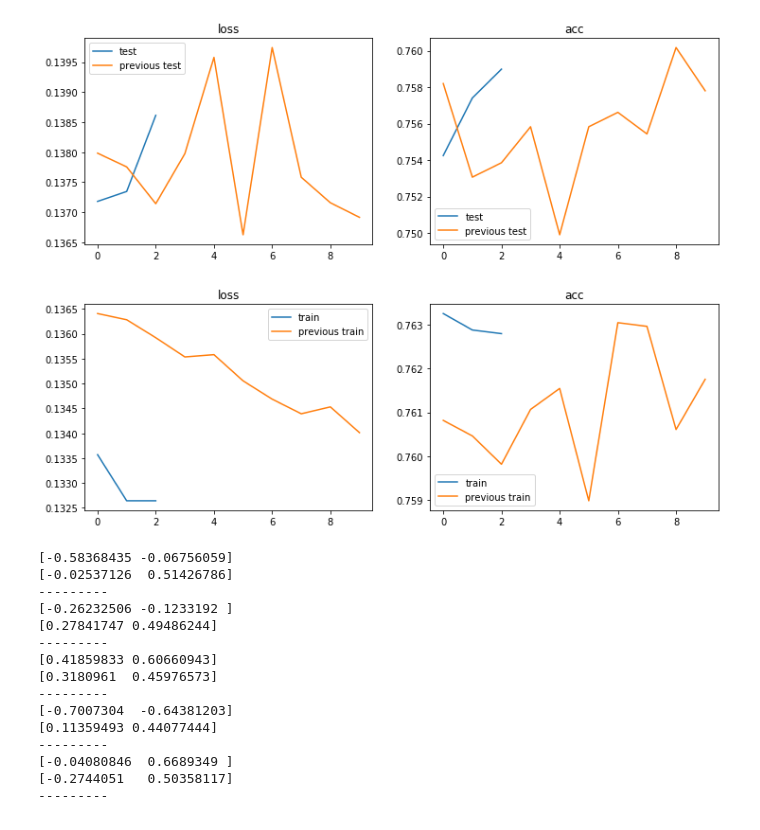
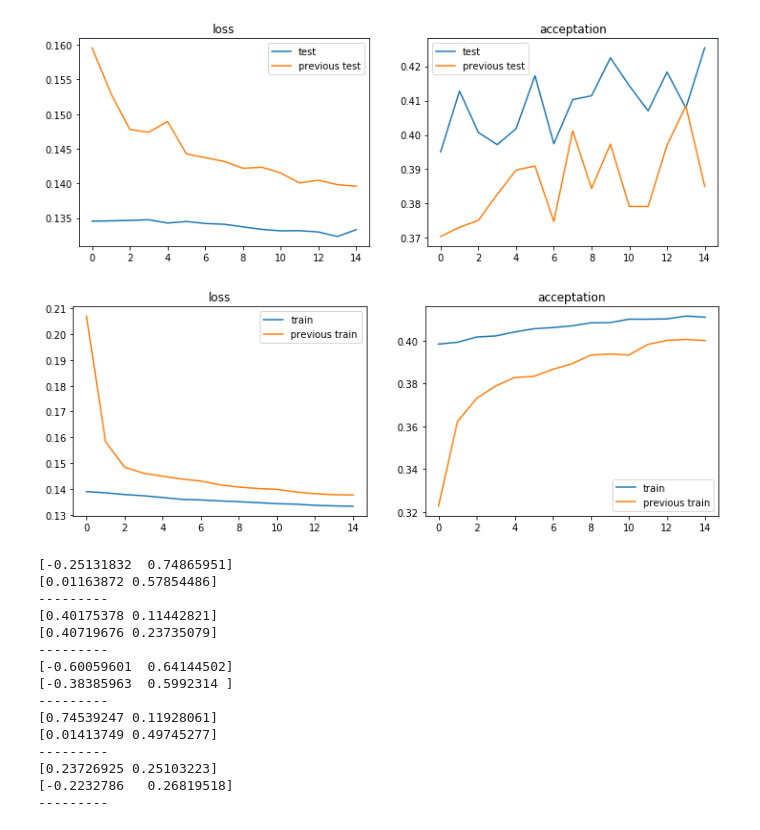
Before and after one commit to glutamatt/autopilot, a Jupyter notebook: machine-learning/first_try.ipynb, the cells around one changed output. Cells and saved outputs as stored; diff of their text form; code cells hidden in the pictures.

Commit message:
More data and leaky relu, with accuracy as acceptation

```diff
--- a/machine-learning/first_try.ipynb
+++ b/machine-learning/first_try.ipynb
@@ -106,12 +95,14 @@ cars = Reshape(
     name='cars_input_reshape'
 )(cars)
 
+reluActivation = LeakyReLU(name='leaky_relu')
+
 selfcar = BatchNormalization()(selfcar)
-selfcar = Dense(4, activation='relu', name='dense_selfcar_1')(selfcar)
+selfcar = Dense(4, activation=reluActivation, name='dense_selfcar_1')(selfcar)
 selfcar = BatchNormalization()(selfcar)
-selfcar = Dense(8, activation='relu', name='dense_selfcar_2')(selfcar)
+selfcar = Dense(8, activation=reluActivation, name='dense_selfcar_2')(selfcar)
 selfcar = BatchNormalization()(selfcar)
-selfcar = Dense(8, activation='relu', name='dense_selfcar_3')(selfcar)
+selfcar = Dense(8, activation=reluActivation, name='dense_selfcar_3')(selfcar)
 
 blocks = Conv2D(8, (4, 4), padding='same', name='conv_blocks_0')(blocks)
 blocks = BatchNormalization()(blocks)
@@ -127,15 +118,15 @@ blocks = MaxPooling2D((2, 2), name='max_blocks_3')(blocks)
 blocks = Conv2D(128, (1, 1), name='conv_blocks_4')(blocks)
 blocks = BatchNormalization()(blocks)
 blocks = Flatten(name='flatten_blocks')(blocks)
-blocks = Dense(32, activation='relu', name='dense_blocks_1')(Concatenate()([blocks, selfcar]))
+blocks = Dense(32, activation=reluActivation, name='dense_blocks_1')(Concatenate()([blocks, selfcar]))
 blocks = BatchNormalization()(blocks)
-blocks = Dense(16, activation='relu', name='dense_blocks_2')(blocks)
+blocks = Dense(16, activation=reluActivation, name='dense_blocks_2')(blocks)
 blocks = BatchNormalization()(blocks)
-blocks = Dense(8, activation='relu', name='dense_blocks_3')(blocks)
+blocks = Dense(8, activation=reluActivation, name='dense_blocks_3')(blocks)
 blocks = BatchNormalization()(blocks)
-blocks = Dense(4, activation='relu', name='dense_blocks_4')(blocks)
+blocks = Dense(4, activation=reluActivation, name='dense_blocks_4')(blocks)
 blocks = BatchNormalization()(blocks)
-blocks = Dense(2, activation='relu', name='dense_blocks_5')(blocks)
+blocks = Dense(2, activation=reluActivation, name='dense_blocks_5')(blocks)
 
 cars = Conv2D(8, (2, 2), padding='same', name='conv_cars_0')(cars)
 cars = BatchNormalization()(cars)
@@ -149,22 +140,25 @@ cars = Conv2D(64, (1, 1), name='conv_cars_3')(cars)
 cars = BatchNormalization()(cars)
 cars = MaxPooling2D((2, 2), name='max_cars_3')(cars)
 cars = Flatten(name='flatten_cars')(cars)
-cars = Dense(8, activation='relu', name='dense_cars_1')(Concatenate()([cars, selfcar]))
+cars = Dense(8, activation=reluActivation, name='dense_cars_1')(Concatenate()([cars, selfcar]))
 cars = BatchNormalization()(cars)
-cars = Dense(4, activation='relu', name='dense_cars_2')(cars)
+cars = Dense(4, activation=reluActivation, name='dense_cars_2')(cars)
 cars = BatchNormalization()(cars)
-cars = Dense(2, activation='relu', name='dense_cars_3')(cars)
+cars = Dense(2, activation=reluActivation, name='dense_cars_3')(cars)
 
 all_features = Concatenate(name='all_features')([blocks, cars, selfcar])
 all_features = BatchNormalization()(all_features)
-all_features = Dense(8, activation='relu')(all_features)
+all_features = Dense(8, activation=reluActivation)(all_features)
 all_features = BatchNormalization()(all_features)
-all_features = Dense(4, activation='relu')(all_features)
+all_features = Dense(4, activation=reluActivation)(all_features)
 all_features = BatchNormalization()(all_features)
 driving = Dense(2, activation='tanh')(all_features)
 # %%
+def acceptation(y_true, y_pred):
+    return K.mean(K.abs(y_pred - y_true) < .2, axis=-1)
+
 model = Model(inputs=raw_input, outputs=driving, name='first_try')
-model.compile(optimizer=Adam(), loss='mean_squared_error', metrics=['accuracy'])
+model.compile(optimizer=Adam(), loss='mean_squared_error', metrics=[acceptation])
 model.summary()
 # %% [output]
 __________________________________________________________________________________________________
@@ -185,5 +179,5 @@ Trainable params: 24,672
 Non-trainable params: 958
 __________________________________________________________________________________________________
 # %%
-history = model.fit(X_train, Y_train, epochs=3, batch_size=64, validation_data=(X_test, Y_test))
+history = model.fit(X_train, Y_train, epochs=15, batch_size=64, validation_data=(X_test, Y_test))
 # %% [output]
@@ -197,21 +201,21 @@ Epoch 3/3
 # %%
 pyplot.figure(figsize=(12,4))
 
 pyplot.subplot(1, 2, 1)
 pyplot.title('loss')
 pyplot.plot(history.history['val_loss'], label='test')
 pyplot.plot(previous_history.history['val_loss'], label='previous test')
 pyplot.legend()
 
 pyplot.subplot(1, 2, 2)
-pyplot.title('acc')
-pyplot.plot(history.history['val_acc'], label='test')
-pyplot.plot(previous_history.history['val_acc'], label='previous test')
+pyplot.title('acceptation')
+pyplot.plot(history.history['val_acceptation'], label='test')
+pyplot.plot(previous_history.history['val_acceptation'], label='previous test')
 pyplot.legend()
 
 pyplot.show()
 # %% [output]
-[figure, old version]
+[figure, new version]
 # %%
 pyplot.figure(figsize=(12,4))
 
@@ -222,37 +226,37 @@ pyplot.plot(previous_history.history['loss'], label='previous train')
 pyplot.legend()
 
 pyplot.subplot(1, 2, 2)
-pyplot.title('acc')
-pyplot.plot(history.history['acc'], label='train')
-pyplot.plot(previous_history.history['acc'], label='previous train')
+pyplot.title('acceptation')
+pyplot.plot(history.history['acceptation'], label='train')
+pyplot.plot(previous_history.history['acceptation'], label='previous train')
 pyplot.legend()
 
 pyplot.show()
 # %% [output]
-[figure, old version]
+[figure, new version]
 # %%
 previous_model = model
 previous_history = history
 # %%
-for index in range(100, 105):
+for index in range(110, 115):
     print(Y_test.values[index])
     print(model.predict(X_test.values[index:index+1,:])[0])
     print("---------")
 # %% [output]
-[-0.58368435 -0.06756059]
-[-0.02537126  0.51426786]
+[-0.25131832  0.74865951]
+[0.01163872 0.57854486]
 ---------
-[-0.26232506 -0.1233192 ]
-[0.27841747 0.49486244]
+[0.40175378 0.11442821]
+[0.40719676 0.23735079]
 ---------
-[0.41859833 0.60660943]
-[0.3180961  0.45976573]
+[-0.60059601  0.64144502]
+[-0.38385963  0.5992314 ]
 ---------
-[-0.7007304  -0.64381203]
-[0.11359493 0.44077444]
+[0.74539247 0.11928061]
+[0.01413749 0.49745277]
 ---------
-[-0.04080846  0.6689349 ]
-[-0.2744051   0.50358117]
+[0.23726925 0.25103223]
+[-0.2232786   0.26819518]
 ---------
 # %%
 import os, time
```
Also changed, not shown: parts of 7 cells of this notebook.
